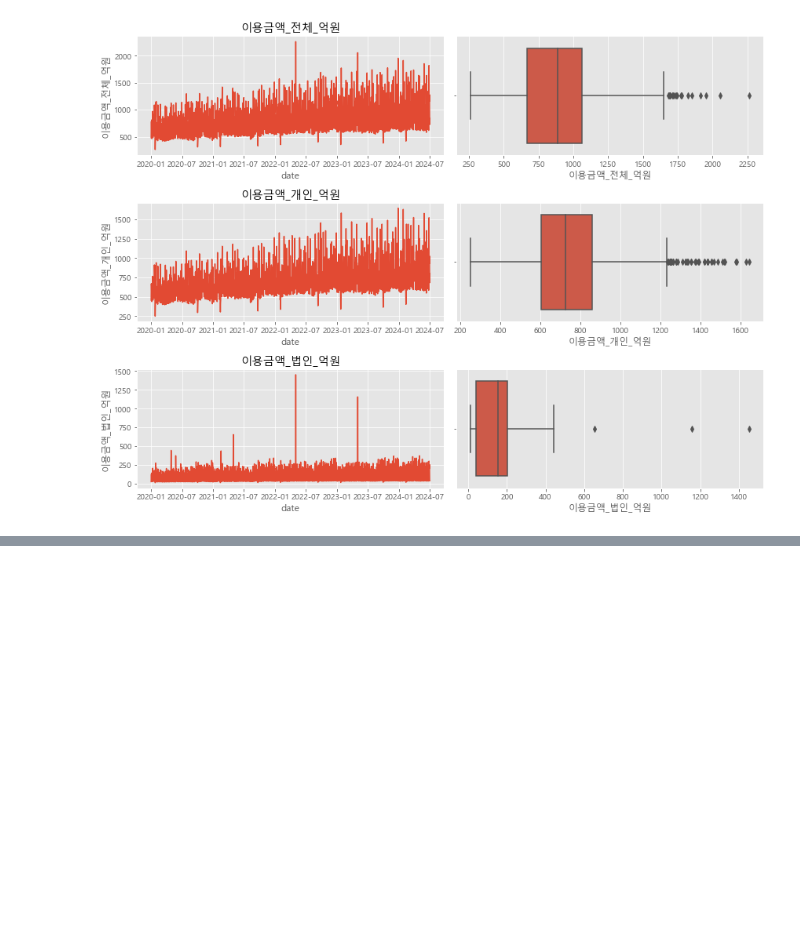
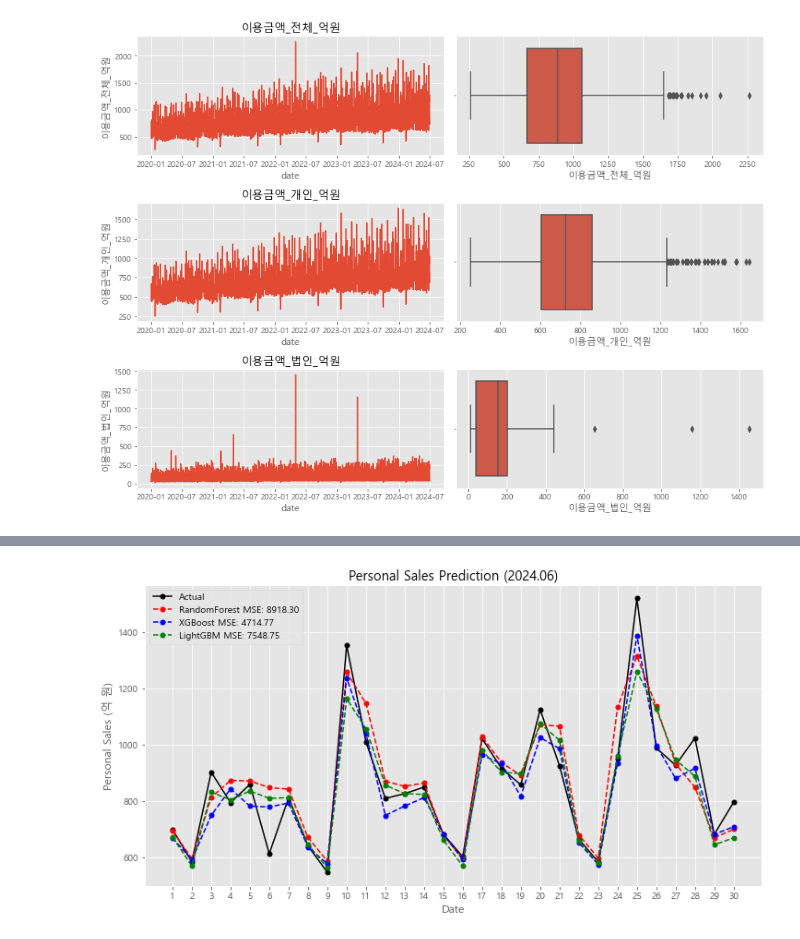
Before and after one commit to akaiuun12/credit_card_sales_prediction, a Jupyter notebook: sales_prediction.ipynb, the cells around one changed output, grey strips where cells are left out. Drawn from its saved outputs; the diff is of its cells as text; code cells hidden in the pictures; blank space fills up the shorter version.

```diff
--- a/sales_prediction.ipynb
+++ b/sales_prediction.ipynb
@@ -371,0 +433,24 @@ MSE (LightGBM): 7548.75
+# %%
+# %% 5-2. Model Visualization
+plt.rc('figure', figsize=(12,6))
+
+plt.plot(x_range, y_test,
+         marker='o', markersize=5, label='Actual', color='black')
+plt.plot(x_range, y_pred_rf,
+         marker='o', markersize=5, label=f'RandomForest MSE: {mean_squared_error(y_pred_rf, y_test):.2f}',
+         linestyle='--', color='red')
+plt.plot(x_range, y_pred_xgb,
+            marker='o', markersize=5, label=f'XGBoost MSE: {mean_squared_error(y_pred_xgb, y_test):.2f}',
+            linestyle='--', color='blue')
+plt.plot(x_range, y_pred_lgbm,
+            marker='o', markersize=5, label=f'LightGBM MSE: {mean_squared_error(y_pred_lgbm, y_test):.2f}',
+            linestyle='--', color='green')
+
+plt.title('Personal Sales Prediction (2024.06)')
+plt.xlabel('Date')
+plt.ylabel('Personal Sales (억 원)')
+plt.xticks(x_range, df_test[test_period]['date'].dt.day)
+plt.legend()
+plt.show()
+# %% [output]
+[figure, added]
```
Also changed, not shown: parts of 35 cells of this notebook.
